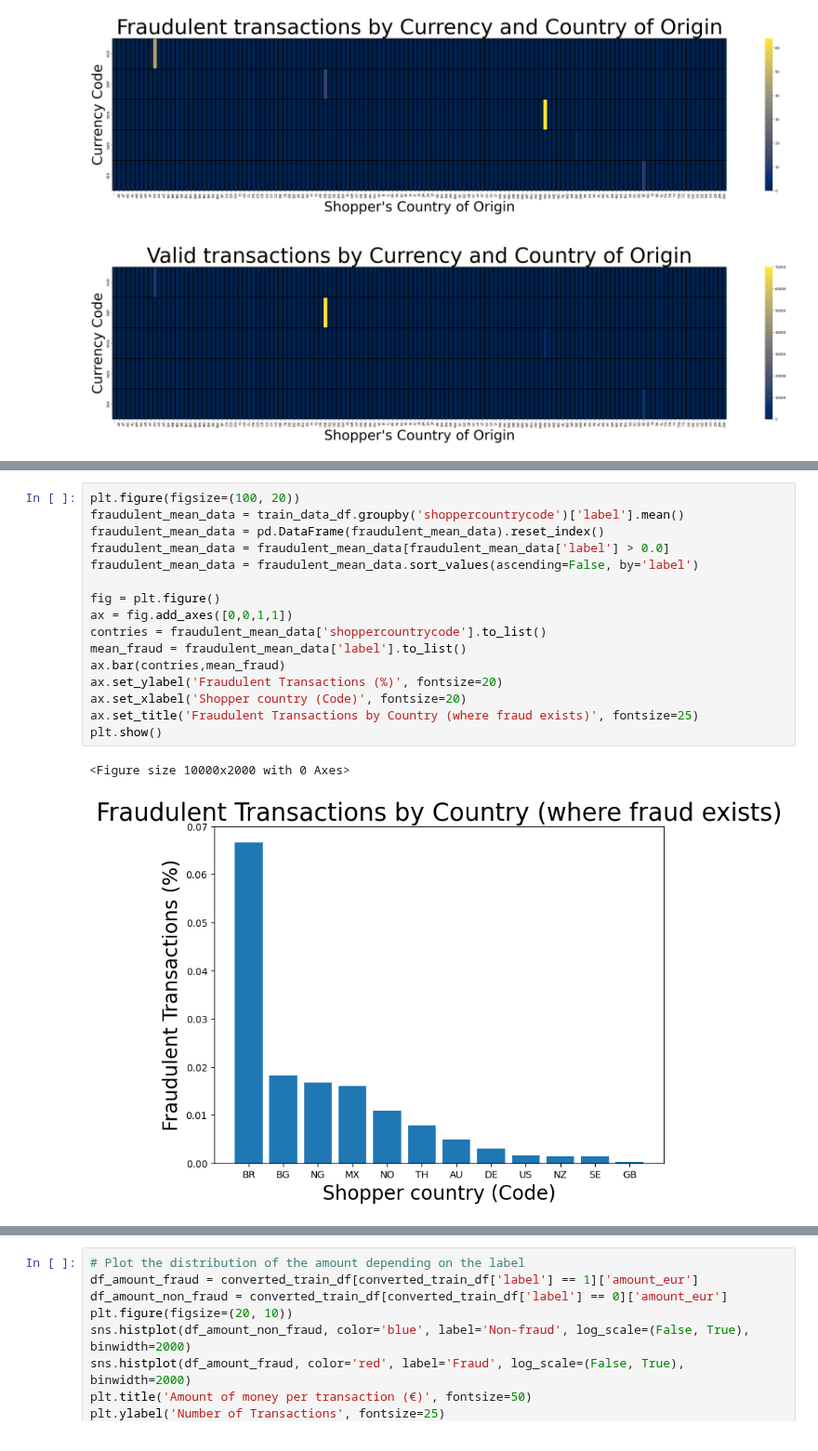
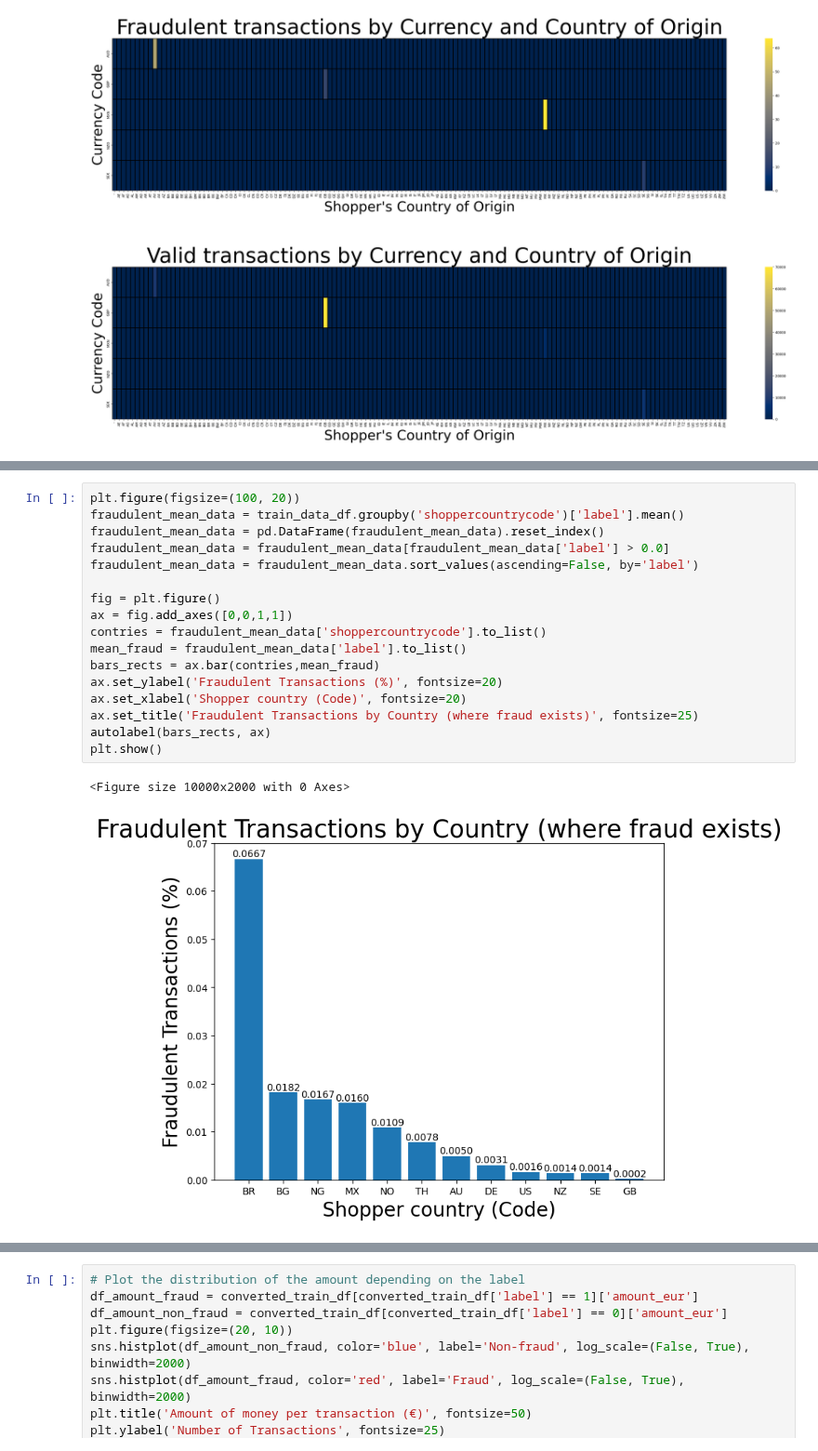
Before and after one commit to kbaran1998/CS4035-cyber-data, a Jupyter notebook: lab1/Lab1.ipynb, the cells around one changed output, grey strips where cells are left out. Shown at 93% size. Cells and saved outputs as stored; diff of their text form.

```diff
--- a/lab1/Lab1.ipynb
+++ b/lab1/Lab1.ipynb
@@ -250,19 +251,20 @@ plt.show()
 # %%
 plt.figure(figsize=(100, 20))
 fraudulent_mean_data = train_data_df.groupby('shoppercountrycode')['label'].mean()
 fraudulent_mean_data = pd.DataFrame(fraudulent_mean_data).reset_index()
 fraudulent_mean_data = fraudulent_mean_data[fraudulent_mean_data['label'] > 0.0]
 fraudulent_mean_data = fraudulent_mean_data.sort_values(ascending=False, by='label')
 
 fig = plt.figure()
 ax = fig.add_axes([0,0,1,1])
 contries = fraudulent_mean_data['shoppercountrycode'].to_list()
 mean_fraud = fraudulent_mean_data['label'].to_list()
-ax.bar(contries,mean_fraud)
+bars_rects = ax.bar(contries,mean_fraud)
 ax.set_ylabel('Fraudulent Transactions (%)', fontsize=20)
 ax.set_xlabel('Shopper country (Code)', fontsize=20)
 ax.set_title('Fraudulent Transactions by Country (where fraud exists)', fontsize=25)
+autolabel(bars_rects, ax)
 plt.show()
 # %% [output]
 <Figure size 10000x2000 with 0 Axes>
-[figure, old version]
+[figure, new version]
```
Also changed, not shown: parts of 19 cells of this notebook.
